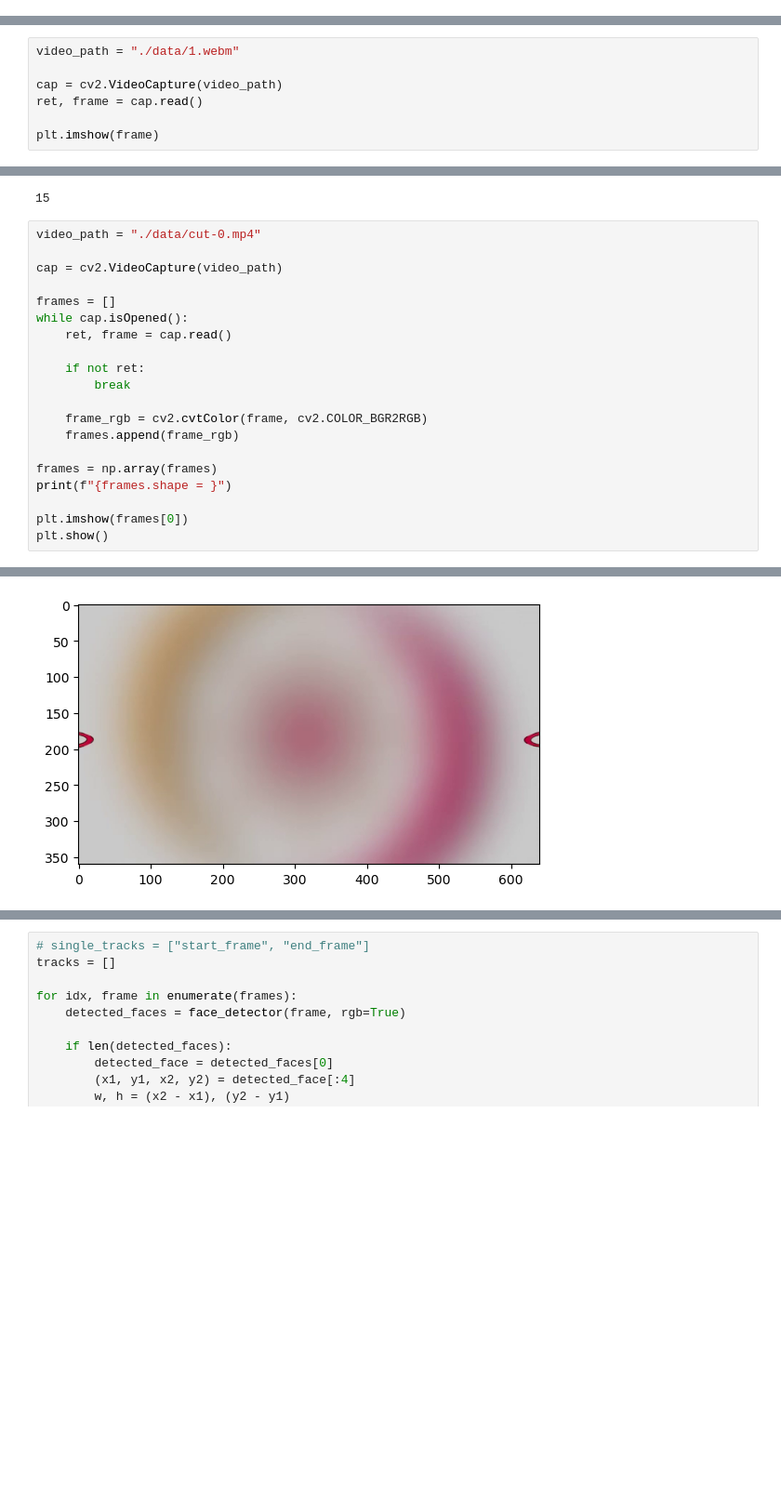
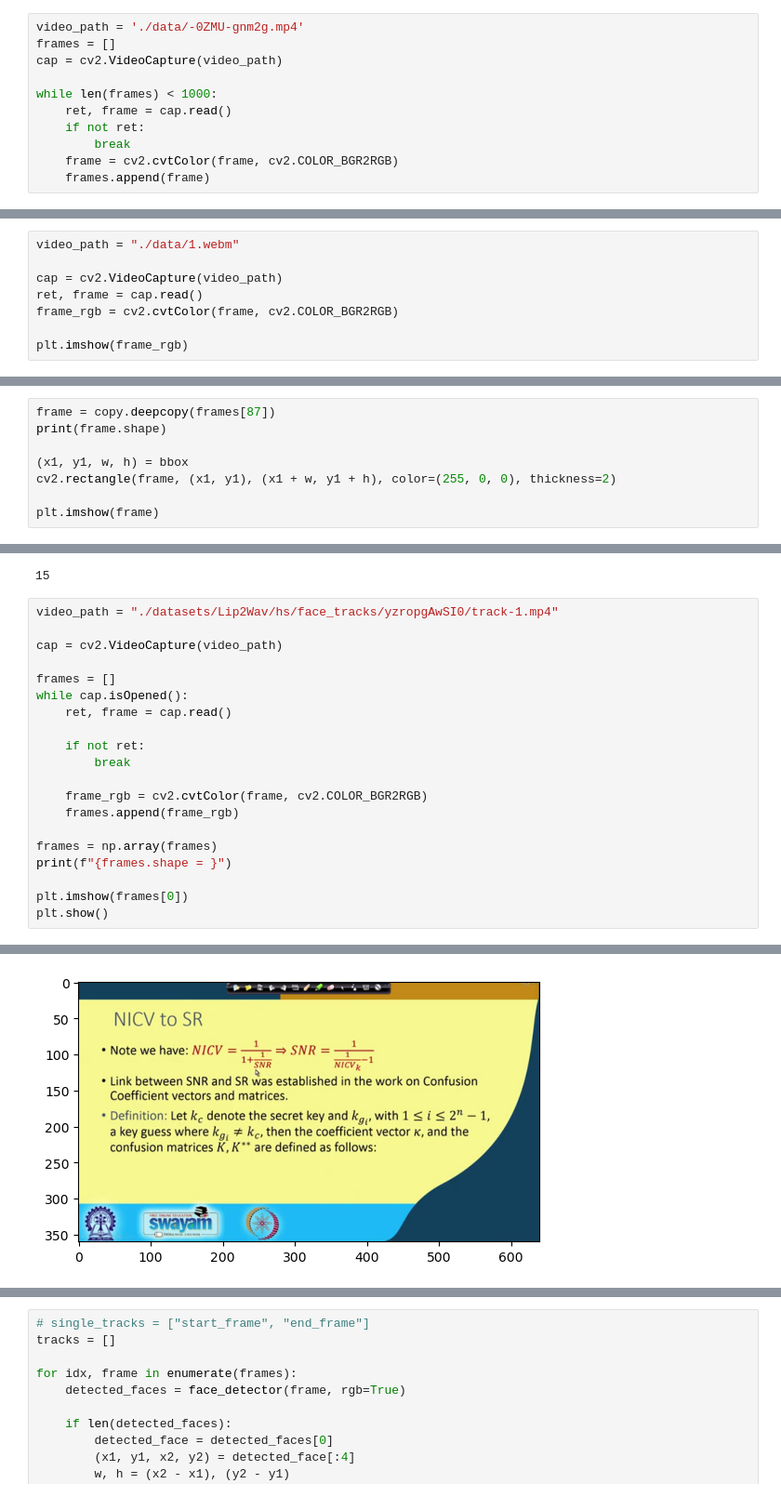
Before and after one commit to vanshg1729/auto_avsr, a Jupyter notebook: preprocess.ipynb, the cells around one changed output, grey strips where cells are left out. Shown at 93% size. Saved outputs shown, nothing was run; the diff lists cells and outputs as text; blank space fills up the shorter version.

```diff
--- a/preprocess.ipynb
+++ b/preprocess.ipynb
@@ -33,3 +31,14 @@ plt.imshow(frame)
+# %%
+video_path = './data/-0ZMU-gnm2g.mp4'
+frames = []
+cap = cv2.VideoCapture(video_path)
+
+while len(frames) < 1000:
+    ret, frame = cap.read()
+    if not ret:
+        break
+    frame = cv2.cvtColor(frame, cv2.COLOR_BGR2RGB)
+    frames.append(frame)
 # %% [markdown]
 ### Using MediaPipe
 # %%
@@ -53,7 +69,8 @@ video_path = "./data/1.webm"
 
 cap = cv2.VideoCapture(video_path)
 ret, frame = cap.read()
+frame_rgb = cv2.cvtColor(frame, cv2.COLOR_BGR2RGB)
 
-plt.imshow(frame)
+plt.imshow(frame_rgb)
 # %% [output]
 <matplotlib.image.AxesImage at 0x...>
@@ -86,0 +93,8 @@ location_data {
+# %%
+frame = copy.deepcopy(frames[87])
+print(frame.shape)
+
+(x1, y1, w, h) = bbox
+cv2.rectangle(frame, (x1, y1), (x1 + w, y1 + h), color=(255, 0, 0), thickness=2)
+
+plt.imshow(frame)
@@ -102,7 +120,7 @@ print(fps)
 # %% [output]
 15
 # %%
-video_path = "./data/cut-0.mp4"
+video_path = "./datasets/Lip2Wav/hs/face_tracks/yzropgAwSI0/track-1.mp4"
 
 cap = cv2.VideoCapture(video_path)
 
@@ -126 +144 @@ frames.shape = (768, 360, 640, 3)
-[figure, old version]
+[figure, new version]
```
Also changed, not shown: parts of 18 cells of this notebook, 1 other file.
